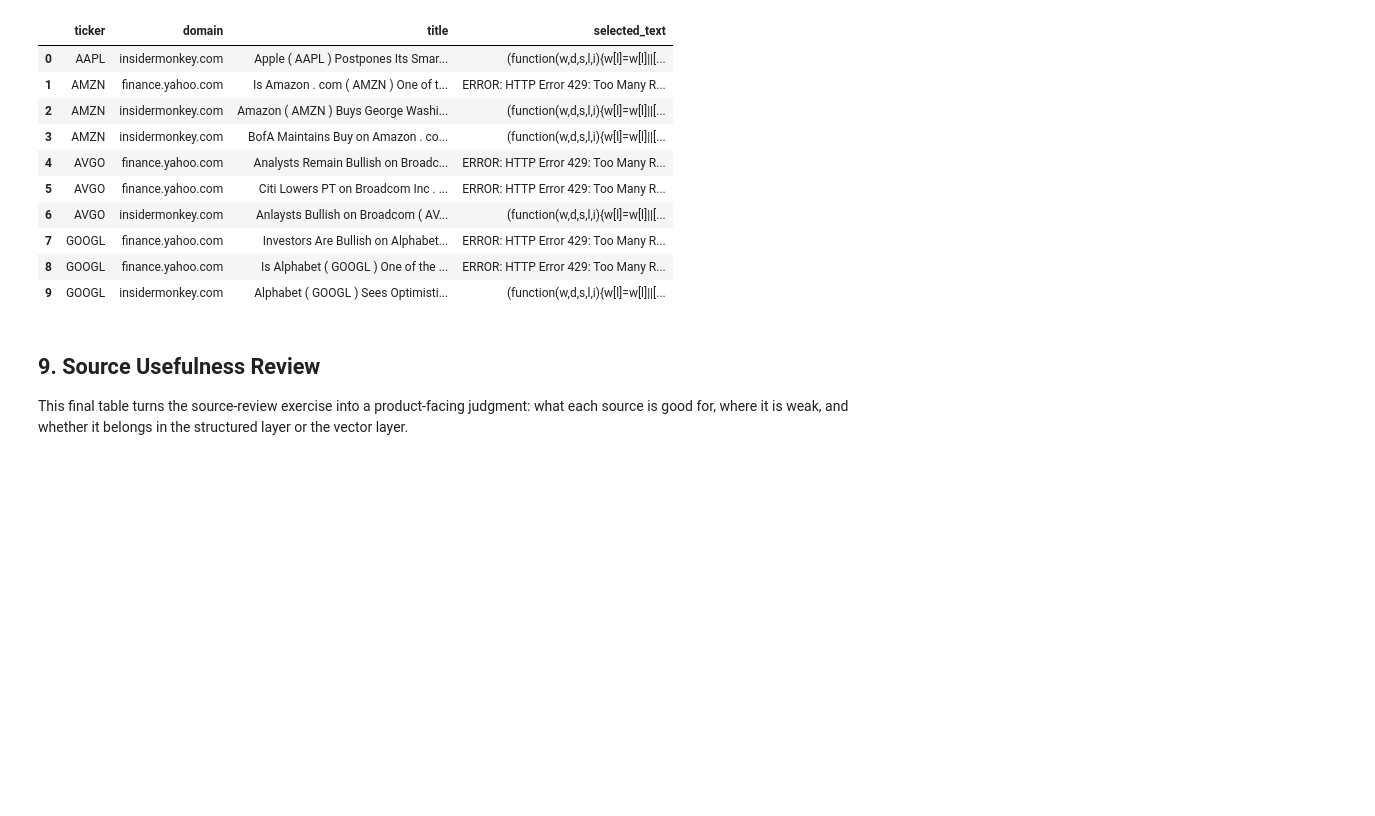
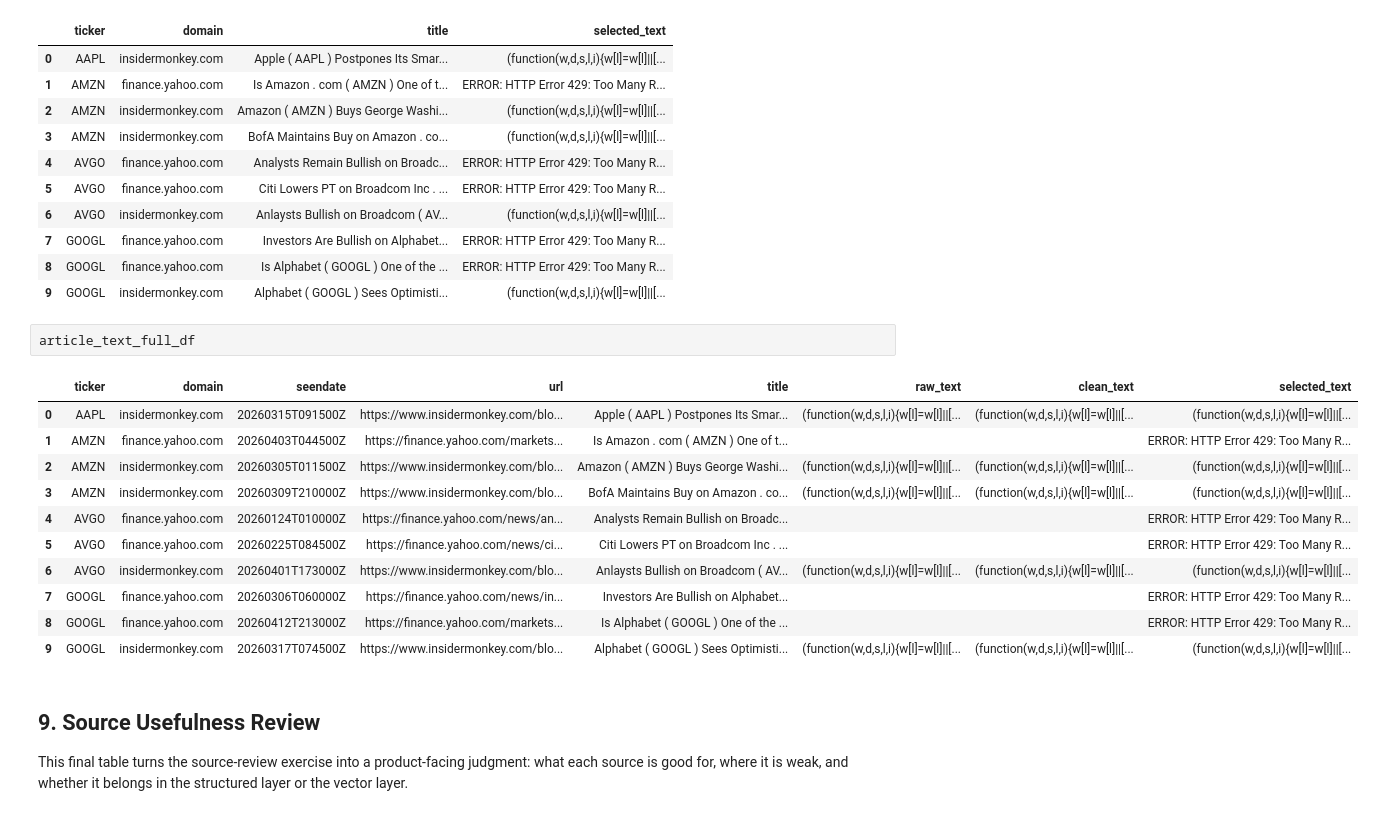
Before and after one commit to sagnikrana/portfolio-analyzer, a Jupyter notebook: data_pipeline/review_full_dataset_sources.ipynb, the cells around one changed output. Drawn from its saved outputs; the diff is of its cells as text; blank space fills up the shorter version.

```diff
--- a/data_pipeline/review_full_dataset_sources.ipynb
+++ b/data_pipeline/review_full_dataset_sources.ipynb
@@ -930,6 +930,20 @@ Rate limited for https://finance.yahoo.com/markets/stocks/articles/alphabet-goog
 | 7 | GOOGL | finance.yahoo.com | Investors Are Bullish on Alphabet... | ERROR: HTTP Error 429: Too Many R... |
 | 8 | GOOGL | finance.yahoo.com | Is Alphabet ( GOOGL ) One of the ... | ERROR: HTTP Error 429: Too Many R... |
 | 9 | GOOGL | insidermonkey.com | Alphabet ( GOOGL ) Sees Optimisti... | (function(w,d,s,l,i){w[l]=w[l]||[... |
+# %%
+article_text_full_df
+# %% [output]
+|  | ticker | domain | seendate | url | title | raw_text | clean_text | selected_text |
+| 0 | AAPL | insidermonkey.com | 20260315T091500Z | https://www.insidermonkey.com/blo... | Apple ( AAPL ) Postpones Its Smar... | (function(w,d,s,l,i){w[l]=w[l]||[... | (function(w,d,s,l,i){w[l]=w[l]||[... | (function(w,d,s,l,i){w[l]=w[l]||[... |
+| 1 | AMZN | finance.yahoo.com | 20260403T044500Z | https://finance.yahoo.com/markets... | Is Amazon . com ( AMZN ) One of t... |  |  | ERROR: HTTP Error 429: Too Many R... |
+| 2 | AMZN | insidermonkey.com | 20260305T011500Z | https://www.insidermonkey.com/blo... | Amazon ( AMZN ) Buys George Washi... | (function(w,d,s,l,i){w[l]=w[l]||[... | (function(w,d,s,l,i){w[l]=w[l]||[... | (function(w,d,s,l,i){w[l]=w[l]||[... |
+| 3 | AMZN | insidermonkey.com | 20260309T210000Z | https://www.insidermonkey.com/blo... | BofA Maintains Buy on Amazon . co... | (function(w,d,s,l,i){w[l]=w[l]||[... | (function(w,d,s,l,i){w[l]=w[l]||[... | (function(w,d,s,l,i){w[l]=w[l]||[... |
+| 4 | AVGO | finance.yahoo.com | 20260124T010000Z | https://finance.yahoo.com/news/an... | Analysts Remain Bullish on Broadc... |  |  | ERROR: HTTP Error 429: Too Many R... |
+| 5 | AVGO | finance.yahoo.com | 20260225T084500Z | https://finance.yahoo.com/news/ci... | Citi Lowers PT on Broadcom Inc . ... |  |  | ERROR: HTTP Error 429: Too Many R... |
+| 6 | AVGO | insidermonkey.com | 20260401T173000Z | https://www.insidermonkey.com/blo... | Anlaysts Bullish on Broadcom ( AV... | (function(w,d,s,l,i){w[l]=w[l]||[... | (function(w,d,s,l,i){w[l]=w[l]||[... | (function(w,d,s,l,i){w[l]=w[l]||[... |
+| 7 | GOOGL | finance.yahoo.com | 20260306T060000Z | https://finance.yahoo.com/news/in... | Investors Are Bullish on Alphabet... |  |  | ERROR: HTTP Error 429: Too Many R... |
+| 8 | GOOGL | finance.yahoo.com | 20260412T213000Z | https://finance.yahoo.com/markets... | Is Alphabet ( GOOGL ) One of the ... |  |  | ERROR: HTTP Error 429: Too Many R... |
+| 9 | GOOGL | insidermonkey.com | 20260317T074500Z | https://www.insidermonkey.com/blo... | Alphabet ( GOOGL ) Sees Optimisti... | (function(w,d,s,l,i){w[l]=w[l]||[... | (function(w,d,s,l,i){w[l]=w[l]||[... | (function(w,d,s,l,i){w[l]=w[l]||[... |
 # %% [markdown]
 ## 9. Source Usefulness Review
 
```
